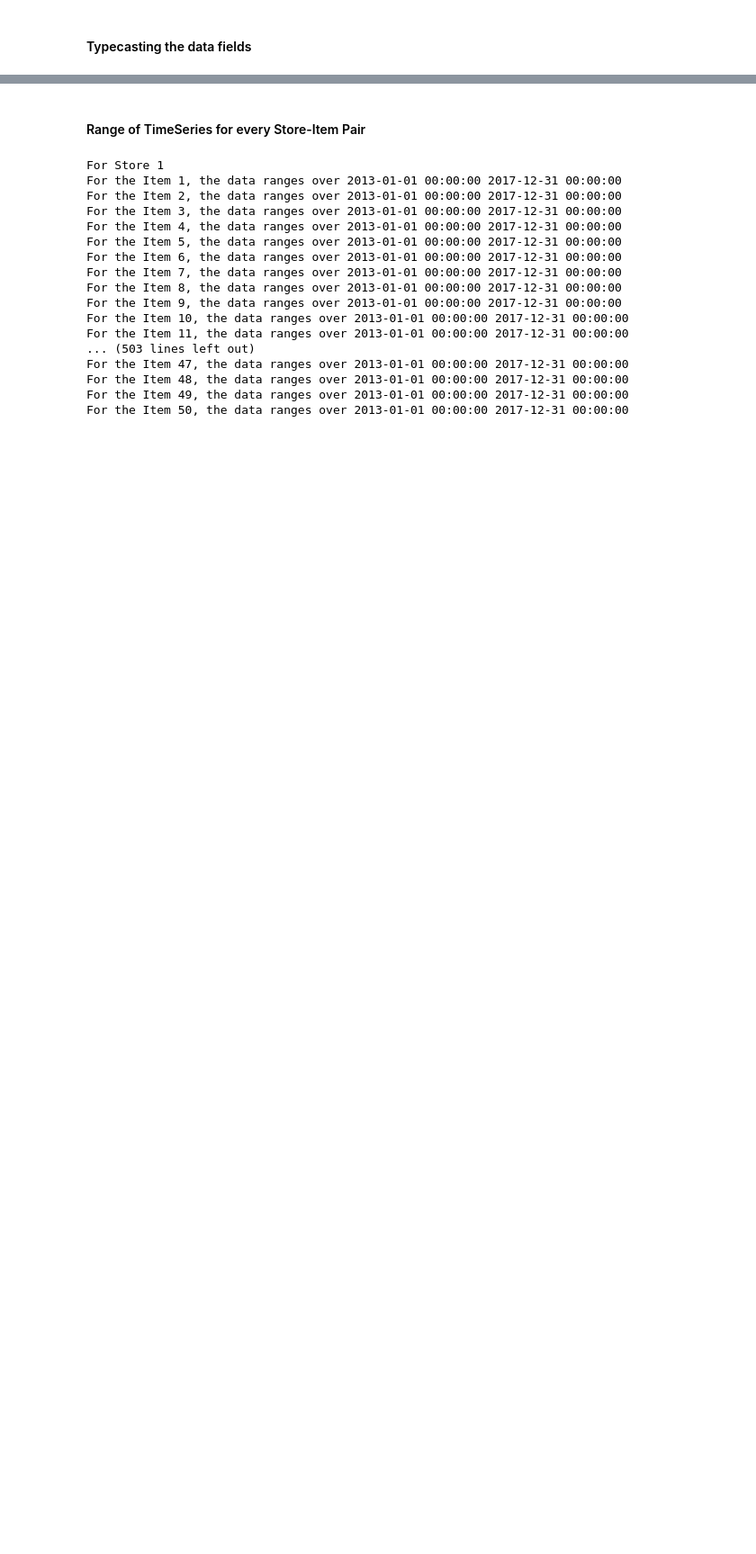
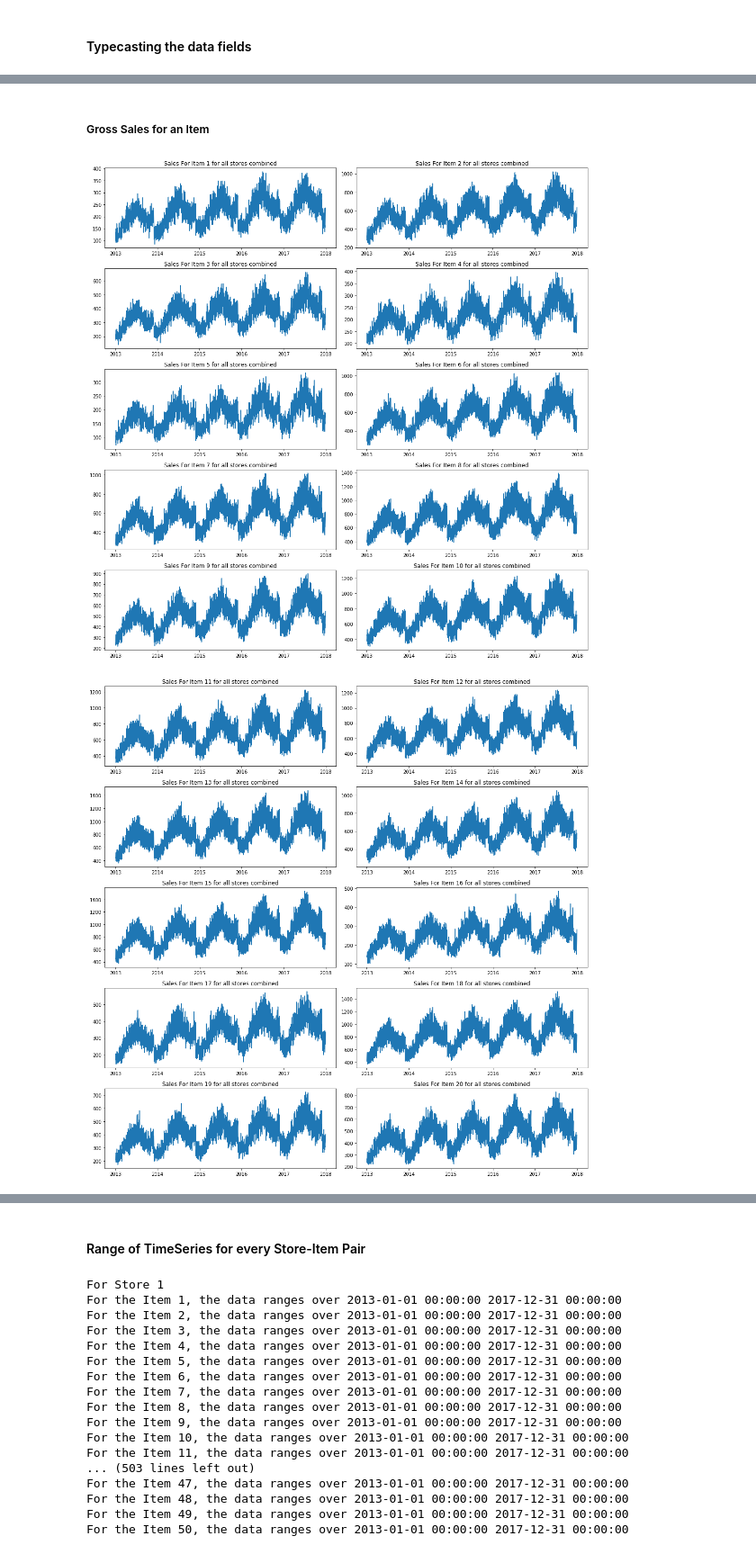
Before and after one commit to sanjeevgadre/Kaggle-Time-Series, a Jupyter notebook: EDA.ipynb, the cells around one changed output, grey strips where cells are left out. Shown at 90% size. Saved outputs shown, nothing was run; the diff lists cells and outputs as text; code cells hidden in the pictures; blank space fills up the shorter version.

```diff
--- a/EDA.ipynb
+++ b/EDA.ipynb
@@ -196,0 +213,20 @@ test.item = test.item.astype('category')
+# %% [markdown]
+##### Gross Sales for an Item
+# %%
+for group in range(5):
+    plt.figure(figsize = (15, 15))
+    j = 1
+
+    for item in range(group*10 + 1 , group*10 + 11):
+        df = train.query('item == @item')
+        df = df.groupby(by = 'date')['sales'].sum()
+        plt.subplot(5, 2, j)
+        plt.plot(df.index, df, ls = '-')
+        plt.title('Sales For Item %i for all stores combined' % item)
+        j += 1
+
+    plt.tight_layout()
+    plt.show()
+# %% [output]
+[figure, added]
+[figure, added]
```
Also changed, not shown: parts of 11 cells of this notebook.
